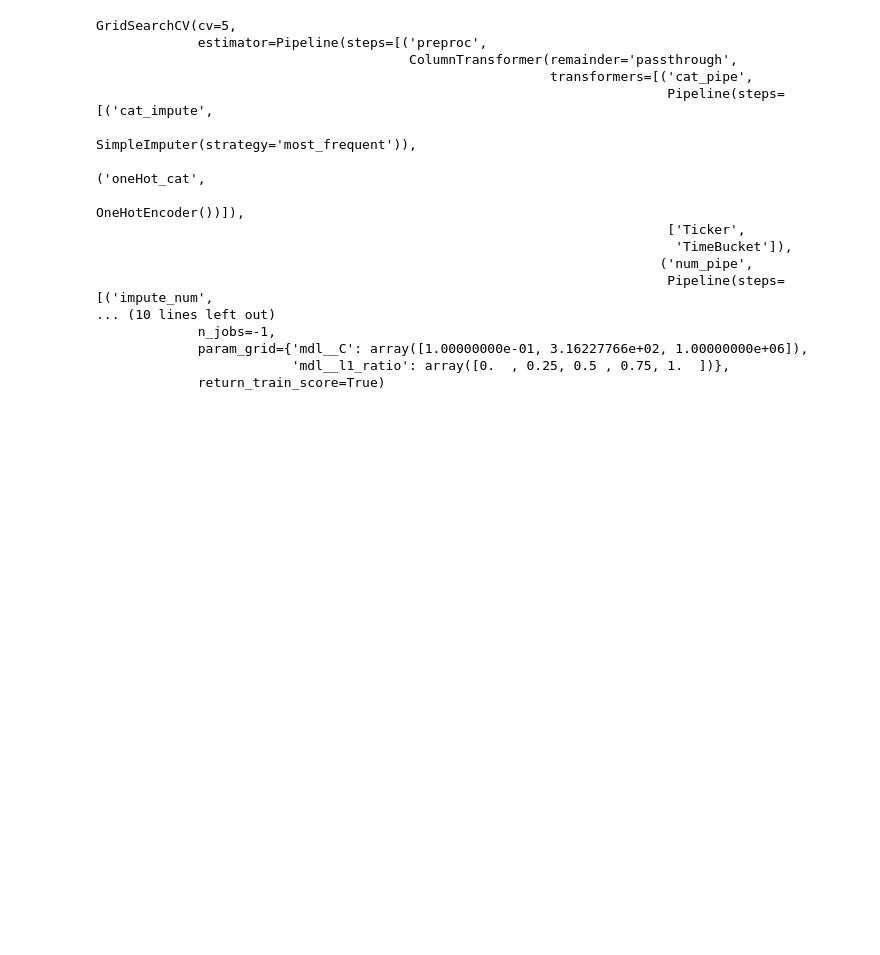
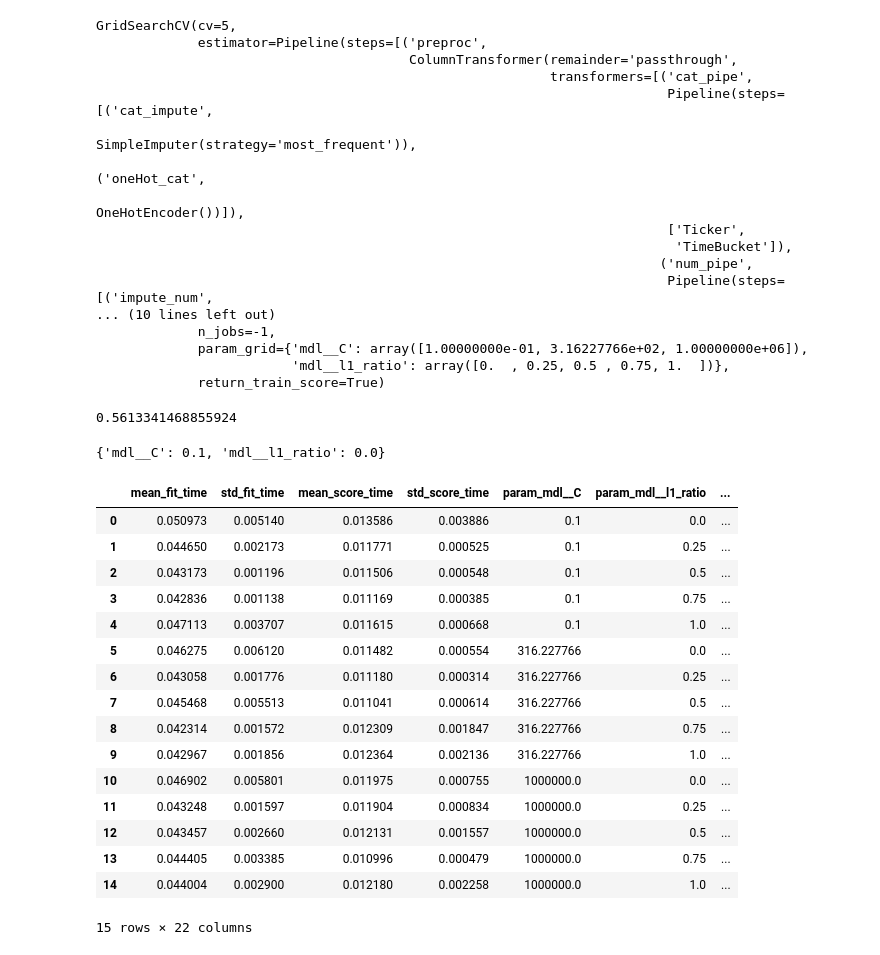
Before and after one commit to vadaliah/CS5260, a Jupyter notebook: VWAP ML Model Assignment4.ipynb, the cells around one changed output. Cells and saved outputs as stored; diff of their text form; code cells hidden in the pictures; blank space fills up the shorter version.

```diff
--- a/VWAP ML Model Assignment4.ipynb
+++ b/VWAP ML Model Assignment4.ipynb
@@ -377,3 +394,29 @@ GridSearchCV(cv=5,
              param_grid={'mdl__C': array([1.00000000e-01, 3.16227766e+02, 1.00000000e+06]),
                          'mdl__l1_ratio': array([0.  , 0.25, 0.5 , 0.75, 1.  ])},
              return_train_score=True)
+# %%
+print(grid_search.best_score_)
+grid_search.best_params_
+# %% [output]
+0.5613341468855924
+{'mdl__C': 0.1, 'mdl__l1_ratio': 0.0}
+# %%
+pd.DataFrame(grid_search.cv_results_)
+# %% [output]
+|  | mean_fit_time | std_fit_time | mean_score_time | std_score_time | param_mdl__C | param_mdl__l1_ratio | ... |
+| 0 | 0.050973 | 0.005140 | 0.013586 | 0.003886 | 0.1 | 0.0 | ... |
+| 1 | 0.044650 | 0.002173 | 0.011771 | 0.000525 | 0.1 | 0.25 | ... |
+| 2 | 0.043173 | 0.001196 | 0.011506 | 0.000548 | 0.1 | 0.5 | ... |
+| 3 | 0.042836 | 0.001138 | 0.011169 | 0.000385 | 0.1 | 0.75 | ... |
+| 4 | 0.047113 | 0.003707 | 0.011615 | 0.000668 | 0.1 | 1.0 | ... |
+| 5 | 0.046275 | 0.006120 | 0.011482 | 0.000554 | 316.227766 | 0.0 | ... |
+| 6 | 0.043058 | 0.001776 | 0.011180 | 0.000314 | 316.227766 | 0.25 | ... |
+| 7 | 0.045468 | 0.005513 | 0.011041 | 0.000614 | 316.227766 | 0.5 | ... |
+| 8 | 0.042314 | 0.001572 | 0.012309 | 0.001847 | 316.227766 | 0.75 | ... |
+| 9 | 0.042967 | 0.001856 | 0.012364 | 0.002136 | 316.227766 | 1.0 | ... |
+| 10 | 0.046902 | 0.005801 | 0.011975 | 0.000755 | 1000000.0 | 0.0 | ... |
+| 11 | 0.043248 | 0.001597 | 0.011904 | 0.000834 | 1000000.0 | 0.25 | ... |
+| 12 | 0.043457 | 0.002660 | 0.012131 | 0.001557 | 1000000.0 | 0.5 | ... |
+| 13 | 0.044405 | 0.003385 | 0.010996 | 0.000479 | 1000000.0 | 0.75 | ... |
+| 14 | 0.044004 | 0.002900 | 0.012180 | 0.002258 | 1000000.0 | 1.0 | ... |
+15 rows × 22 columns
```
Also changed, not shown: parts of 9 cells of this notebook.
